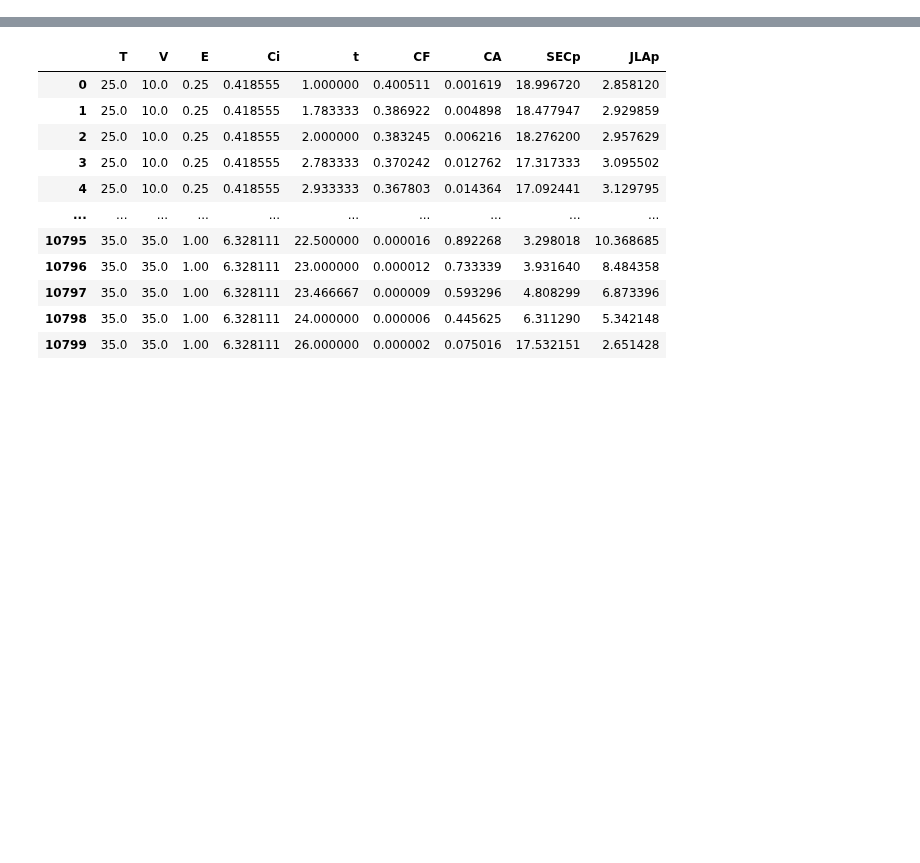
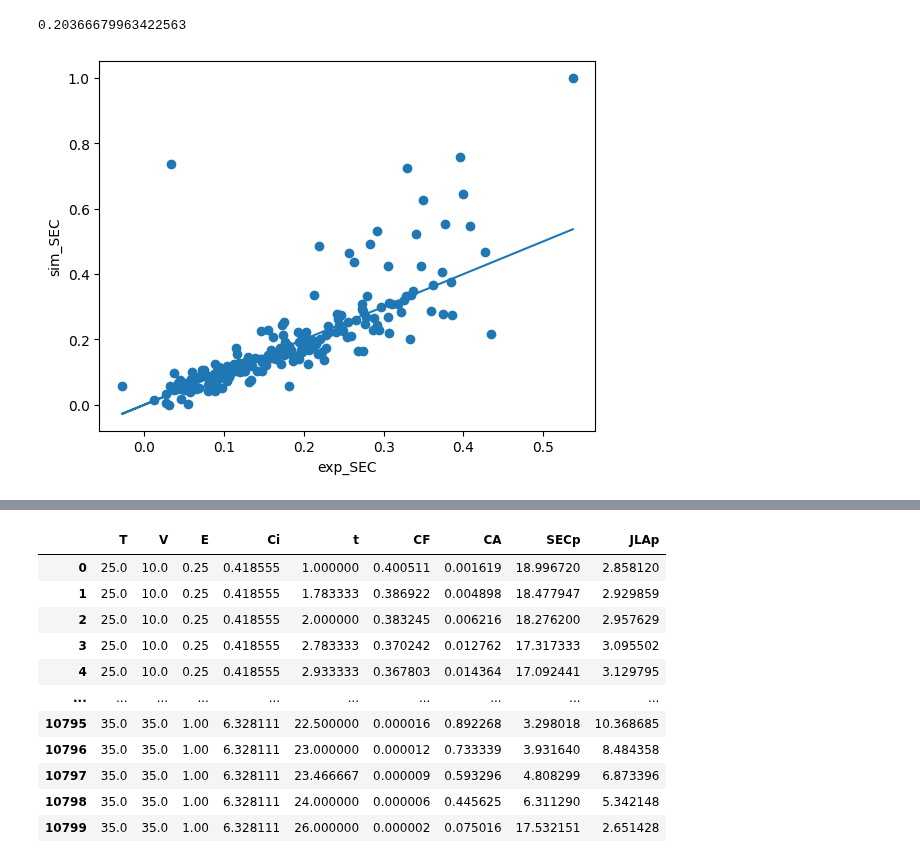
Before and after one commit to 100sjun/repos_python, a Jupyter notebook: Project/BMED/BMED Optimization.ipynb, the cells around one changed output, grey strips where cells are left out. Saved outputs shown, nothing was run; the diff lists cells and outputs as text; code cells hidden in the pictures; blank space fills up the shorter version.

```diff
--- a/Project/BMED/BMED Optimization.ipynb
+++ b/Project/BMED/BMED Optimization.ipynb
@@ -138,3 +112,17 @@ for i in range(len(Xg)):
     iJLA = (np.max(JLA) - np.min(JLA))*mJLA[i] + np.min(JLA)
     SECp[i] = iSEC
     JLAp[i] = iJLA
+# %%
+y_SEC = [i[0] for i in mYg]
+y_JLA = [i[1] for i in mYg]
+Y_SEC = mSEC
+Y_JLA = mJLA
+# %%
+plt.scatter(Y_SEC,y_SEC)
+plt.plot(Y_SEC,Y_SEC)
+plt.xlabel('exp_SEC')
+plt.ylabel('sim_SEC')
+r2_score(Y_SEC,y_SEC)
+# %% [output]
+0.20366679963422563
+[figure, added]
```
Also changed, not shown: parts of 10 cells of this notebook, 36 other files.
